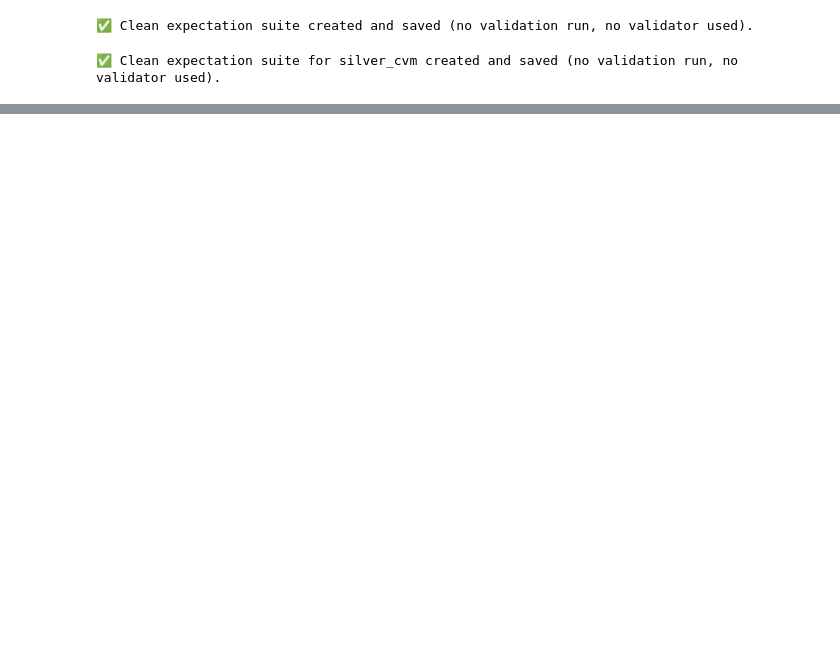
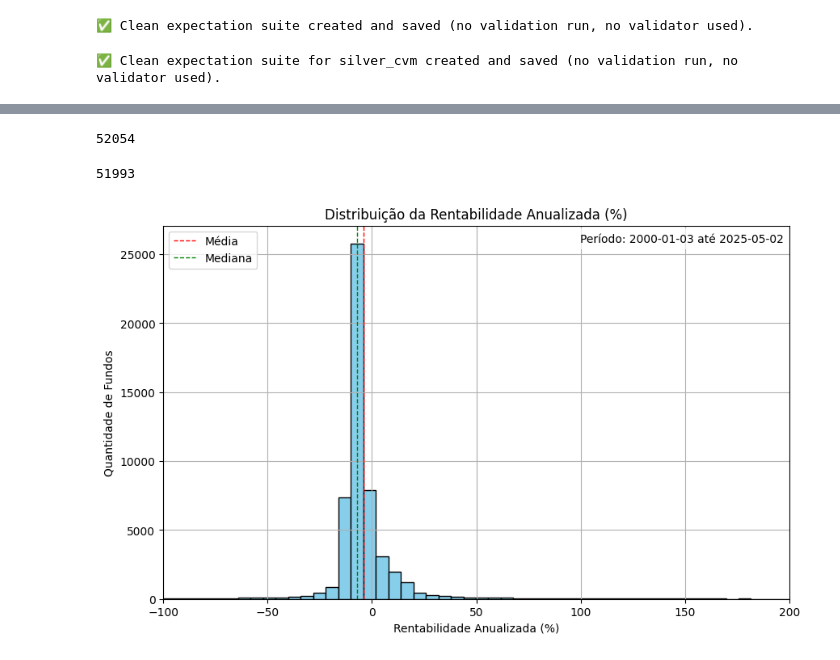
Before and after one commit to rmonteiro-pereira/Open-Finance-LakeHouse, a Jupyter notebook: notebooks/eda-2.ipynb, the cells around one changed output, grey strips where cells are left out. Saved outputs shown, nothing was run; the diff lists cells and outputs as text; code cells hidden in the pictures; blank space fills up the shorter version.

```diff
--- a/notebooks/eda-2.ipynb
+++ b/notebooks/eda-2.ipynb
@@ -387,6 +476,14 @@ except ClientError as e:
 # %%
 # 3. Salvar como Delta (Bronze) no MinIO
 df_bacen_spark = spark.createDataFrame(df_bacen)
+# %%
+# Ensure NR_COTST is always integer before saving
+from pyspark.sql.types import DoubleType, IntegerType
+
+if "NR_COTST" in cvm_spark_df.columns:
+    cvm_spark_df = cvm_spark_df.withColumn("NR_COTST", F.col("NR_COTST").cast(IntegerType()))
+if "VL_TOTAL" in cvm_spark_df.columns:
+    cvm_spark_df = cvm_spark_df.withColumn("VL_TOTAL", F.col("VL_TOTAL").cast(DoubleType()))
 # %%
 df_bacen_spark.write.format("delta").mode("overwrite").save("s3a://lakehouse/bronze/bacen_selic/")
 cvm_spark_df.write.format("delta").mode("overwrite").save("s3a://lakehouse/bronze/cvm_if_di/")
@@ -726,0 +867,55 @@ only showing top 20 rows
+# %%
+gold_cvm.count()
+# %% [output]
+52054
+# %%
+t.count()
+# %% [output]
+51993
+# %%
+import matplotlib.pyplot as plt
+import numpy as np
+
+# Obter menor e maior data do gold_cvm
+min_date, max_date = gold_cvm.agg(
+    F.min("data_inicio"), F.max("data_fim")
+).first()
+
+# Filtrar valores válidos para o histograma
+valid = gold_cvm.filter(
+    (F.col("rentabilidade_anualizada_pct").isNotNull()) &
+    (F.col("rentabilidade_anualizada_pct") > -100) &
+    (F.col("rentabilidade_anualizada_pct") < 200)
+)
+
+rentabilidades = (
+    valid.select("rentabilidade_anualizada_pct")
+    .rdd.flatMap(lambda x: [x[0]])
+    .filter(lambda x: x is not None and np.isfinite(x))
+    .collect()
+)
+
+plt.figure(figsize=(10,6))
+plt.hist(rentabilidades, bins=50, color="skyblue", edgecolor="black")
+plt.title("Distribuição da Rentabilidade Anualizada (%)")
+plt.xlabel("Rentabilidade Anualizada (%)")
+plt.ylabel("Quantidade de Fundos")
+plt.xlim(-100, 200)
+plt.grid(True)
+
+# Adicionar faixa de datas no gráfico
+# Corrigir: min_date e max_date já são datetime.date, não use .date()
+date_range = f"Período: {min_date} até {max_date}"
+plt.text(
+    0.99, 0.98, date_range,
+    ha="right", va="top",
+    transform=plt.gca().transAxes,
+    fontsize=10,
+    bbox=dict(facecolor='white', alpha=0.7, edgecolor='none')
+)
+plt.axvline(np.mean(rentabilidades), color='red', linestyle='dashed', linewidth=1, label='Média')
+plt.axvline(np.median(rentabilidades), color='green', linestyle='dashed', linewidth=1, label='Mediana')
+plt.legend()
+plt.show()
+# %% [output]
+[figure, added]
```
Also changed, not shown: parts of 22 cells of this notebook, 28 other files.
